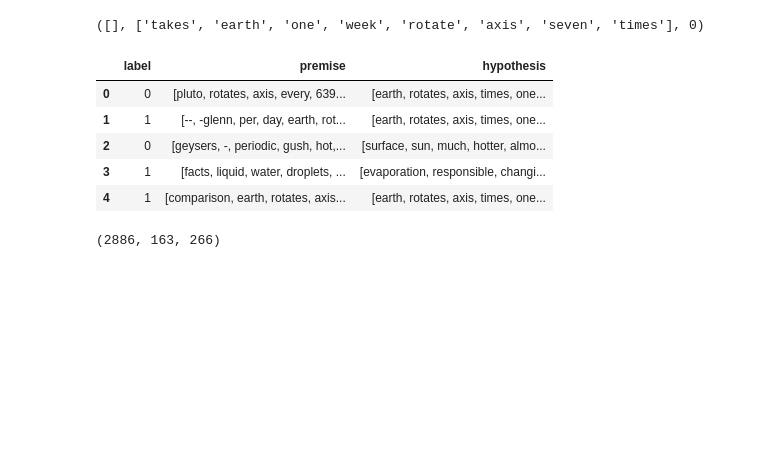
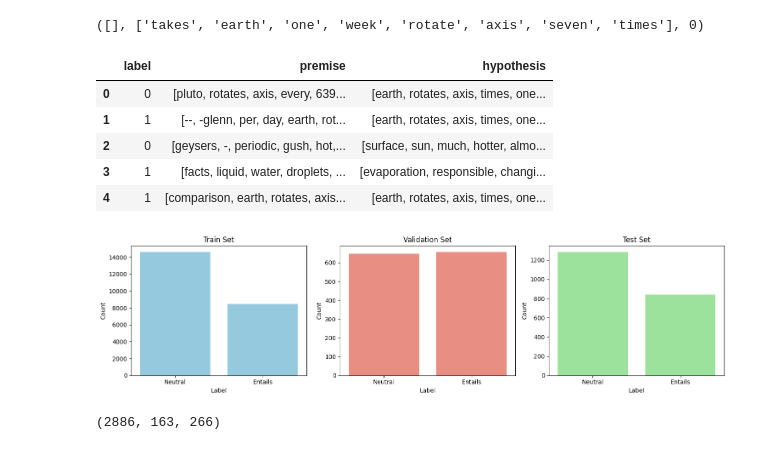
Before and after one commit to Martin-EvansUWA/Natural-Language-Processing, a Jupyter notebook: CITS4012_YourGroupID.ipynb, the cells around one changed output. Cells and saved outputs as stored; diff of their text form; code cells hidden in the pictures; blank space fills up the shorter version.

```diff
--- a/CITS4012_YourGroupID.ipynb
+++ b/CITS4012_YourGroupID.ipynb
@@ -178,6 +178,27 @@ train_df.head()
 | 2 | 0 | [geysers, -, periodic, gush, hot,... | [surface, sun, much, hotter, almo... |
 | 3 | 1 | [facts, liquid, water, droplets, ... | [evaporation, responsible, changi... |
 | 4 | 1 | [comparison, earth, rotates, axis... | [earth, rotates, axis, times, one... |
+# %%
+import matplotlib.pyplot as plt
+import seaborn as sns
+
+splits = [('Train', train_df), ('Validation', val_df), ('Test', test_df)]
+colors = ['skyblue', 'salmon', 'lightgreen']  # one color per split
+
+plt.figure(figsize=(15,4))
+
+for i, ((name, df), color) in enumerate(zip(splits, colors), 1):
+    plt.subplot(1, 3, i)
+    counts = df['label'].value_counts().sort_index()
+    sns.barplot(x=['Neutral', 'Entails'], y=counts.values, color=color)
+    plt.title(f"{name} Set")
+    plt.xlabel("Label")
+    plt.ylabel("Count")
+
+plt.tight_layout()
+plt.show()
+# %% [output]
+[figure, added]
 # %%
 import torch
 import torch.nn as nn
```
Also changed, not shown: parts of 10 cells of this notebook.
